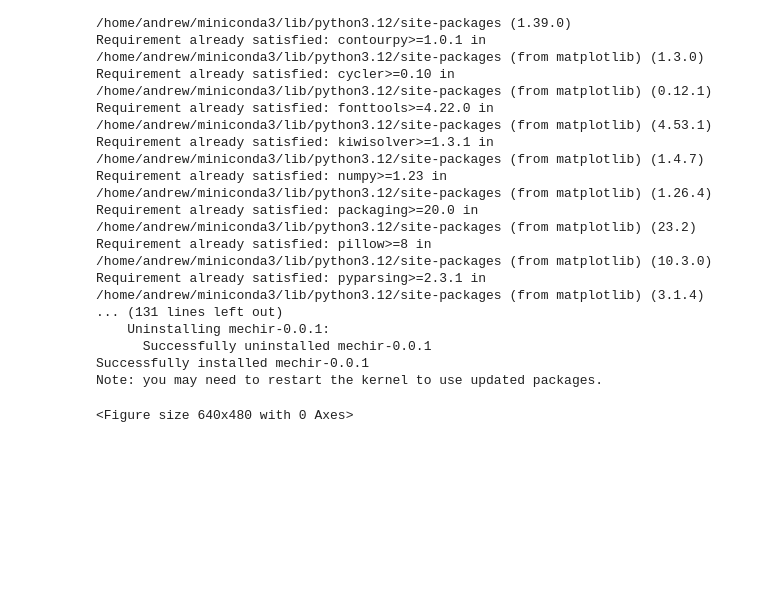
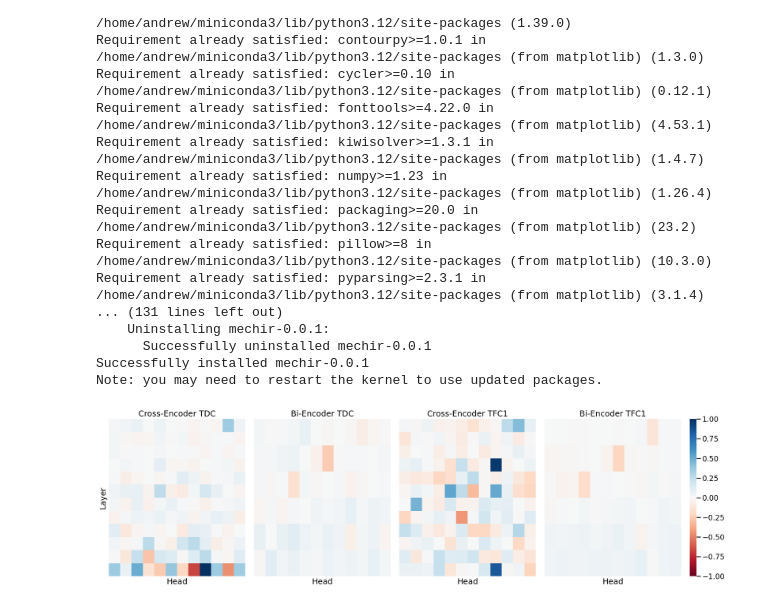
Before and after one commit to Parry-Parry/MechIR, a Jupyter notebook: notebooks/analysis.ipynb, the cells around one changed output. Saved outputs shown, nothing was run; the diff lists cells and outputs as text; code cells hidden in the pictures; blank space fills up the shorter version.

```diff
--- a/notebooks/analysis.ipynb
+++ b/notebooks/analysis.ipynb
@@ -76,9 +77,3 @@ def plot_components(
         plt.close()
 
     return plt.gcf()
-# %%
-for file in out:
-    if 'rel_3' in file:
-        plot_components(out[file], save_path=f'plot/{file.replace('npy', 'pdf')}', include_mlp=False)
-# %% [output]
-<Figure size 640x480 with 0 Axes>
@@ -84,0 +149,20 @@ for file in out:
+# %%
+components = []
+names = []
+for file in out:
+    if 'rel_3' in file:
+        components.append(out[file])
+        name = ''
+        if 'z' in file:
+            name += 'Cross-Encoder'
+        else:
+            name += 'Bi-Encoder'
+        if 'TDC' in file:
+            name += ' TDC'
+        else:
+            name += ' TFC1'
+        names.append(name)
+# %%
+plot_multiple_components(components, names, save_path='plot/patch.pdf')
+# %% [output]
+[figure, added]
```
Also changed, not shown: parts of 3 cells of this notebook, 6 other files.
